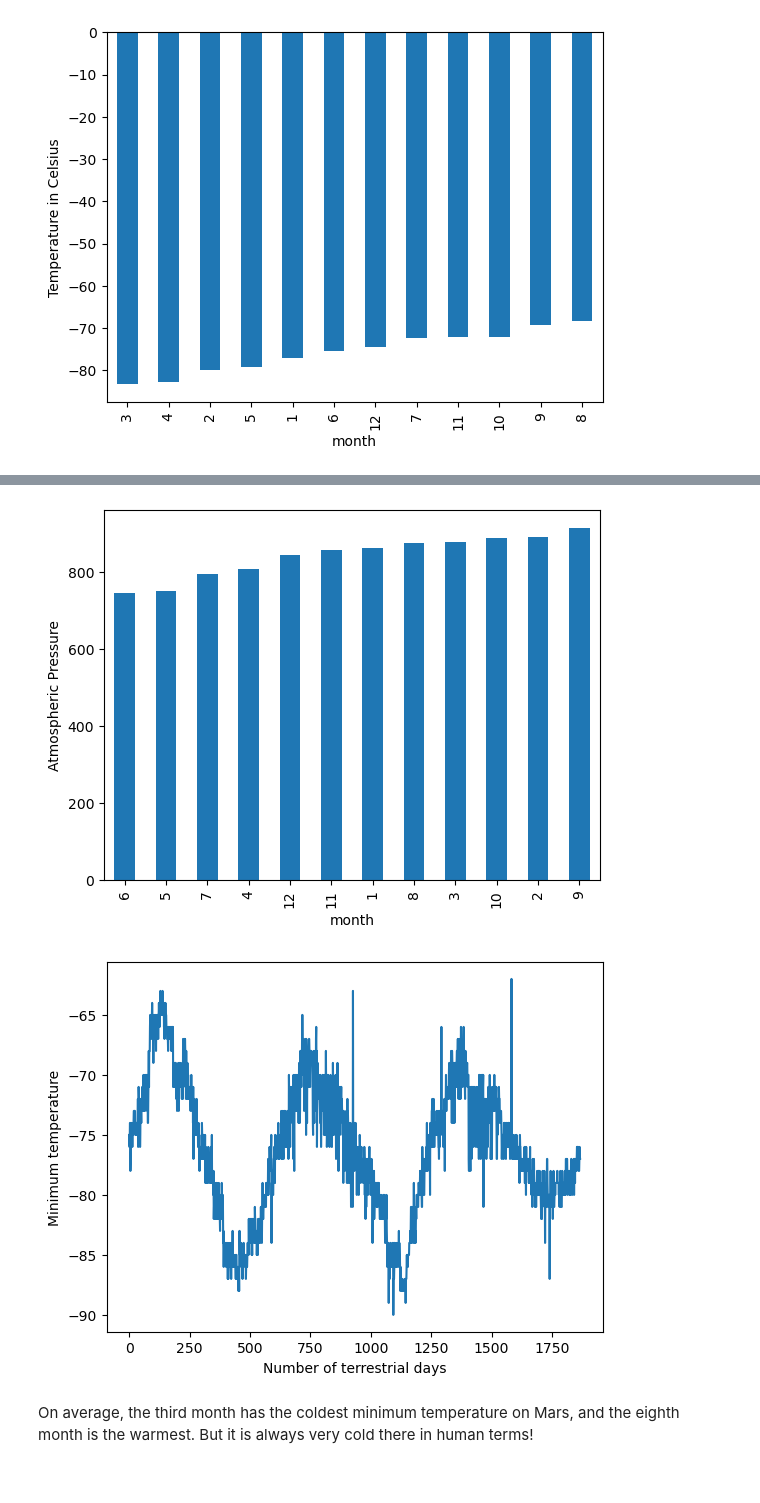
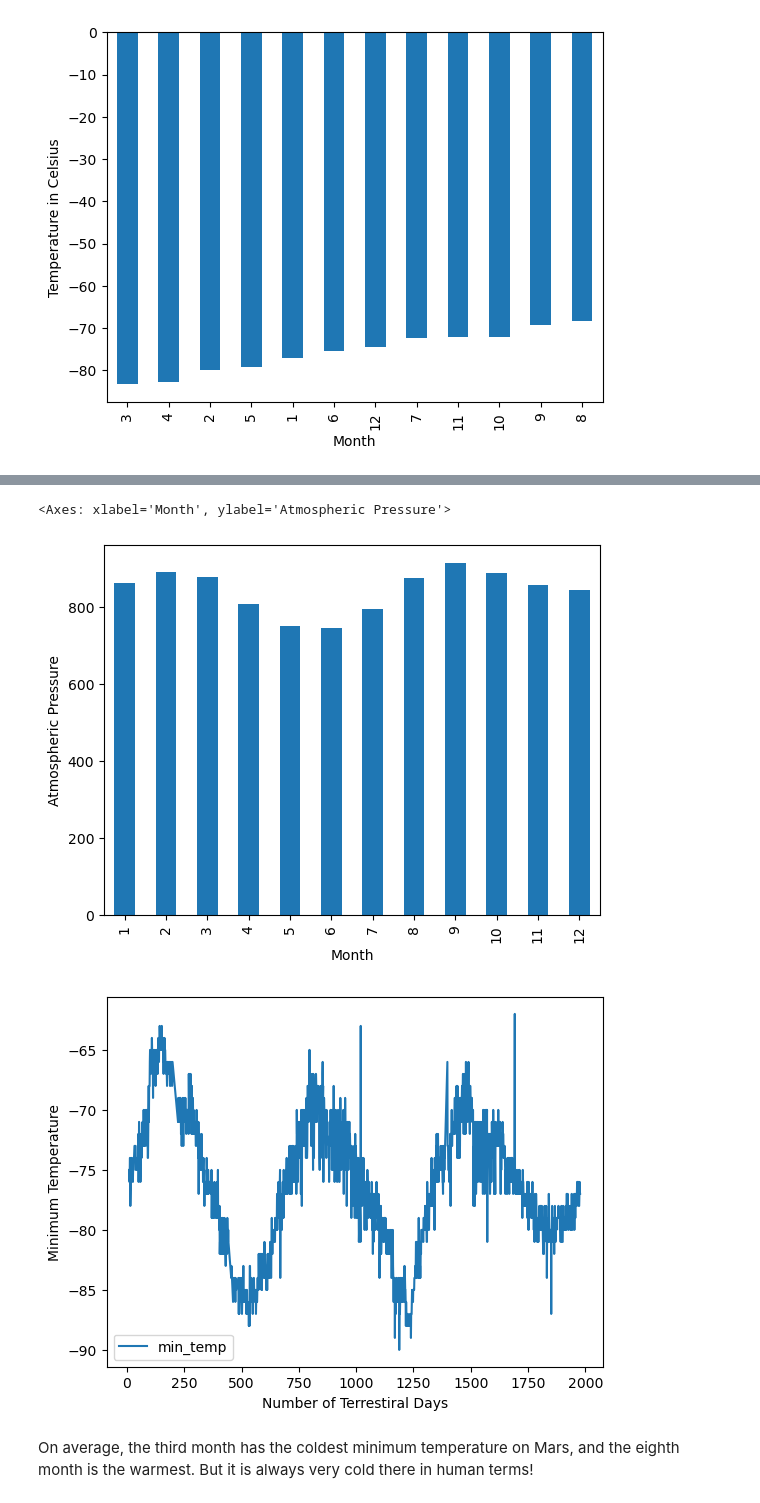
Before and after one commit to ElenaLomako/HTML-Challenge, a Jupyter notebook: part_2_mars_weather.ipynb, the cells around one changed output, grey strips where cells are left out. Cells and saved outputs as stored; diff of their text form; code cells hidden in the pictures.

```diff
--- a/part_2_mars_weather.ipynb
+++ b/part_2_mars_weather.ipynb
@@ -32,4 +32,5 @@ html = browser.html
 soup = soup(html, "html.parser")
 # %%
 # Extract all rows of data
-table_data = soup.find_all('div', class_="table")
+table_data = soup.find_all('tr', class_='data-row')
+table_data
@@ -52,4 +67,25 @@ Assemble the scraped data into a Pandas DataFrame. The columns should have the s
+# %%
+# Create an empty list
+rows = list()
+
+# Loop through the scraped data to create a list of rows
+
+for row in table_data:
+    #get data in a row
+    td = row.find_all('td')
+
+    rows_dict = dict()
+    rows_dict['id'] = td[0].text
+    rows_dict['terrestrial_date'] = td[1].text
+    rows_dict['sol'] = td[2].text
+    rows_dict['ls'] = td[3].text
+    rows_dict['month'] = td[4].text
+    rows_dict['min_temp'] = td[5].text
+    rows_dict['pressure'] = td[6].text
+
+    rows.append(rows_dict)
 # %%
 # Create a Pandas DataFrame by using the list of rows and a list of the column names
+df = pd.DataFrame(rows)
 # %%
 # Confirm DataFrame was created successfully
@@ -81,0 +118,6 @@ dtype: object
+# %%
+# Change data types for data analysis
+df["terrestrial_date"] = pd.to_datetime(df["terrestrial_date"])
+df["sol"], df["ls"], df["month"] = df["sol"].astype(pd.Int64Dtype()), df["ls"].astype(pd.Int64Dtype()), df["month"].astype(pd.Int64Dtype())
+df["min_temp"], df["pressure"] = df["min_temp"].astype(float), df["pressure"].astype(float)
+df.dtypes
@@ -170,12 +232,15 @@ month
 Name: pressure, dtype: float64
 # %%
 # Plot the average pressure by month
+pressure.plot(kind='bar', ylabel="Atmospheric Pressure", xlabel="Month")
 # %% [output]
+<Axes: xlabel='Month', ylabel='Atmospheric Pressure'>
-[figure, old version]
+[figure, new version]
 # %%
 # 5. How many terrestrial (earth) days are there in a Martian year?
+df.plot.line(x='sol', y='min_temp', xlabel="Number of Terrestiral Days", ylabel="Minimum Temperature");
 # %% [output]
-[figure, old version]
+[figure, new version]
 # %% [markdown]
 On average, the third month has the coldest minimum temperature on Mars, and the eighth month is the warmest. But it is always very cold there in human terms!
 # %% [markdown]
```
Also changed, not shown: parts of 14 cells of this notebook, 2 other files.
